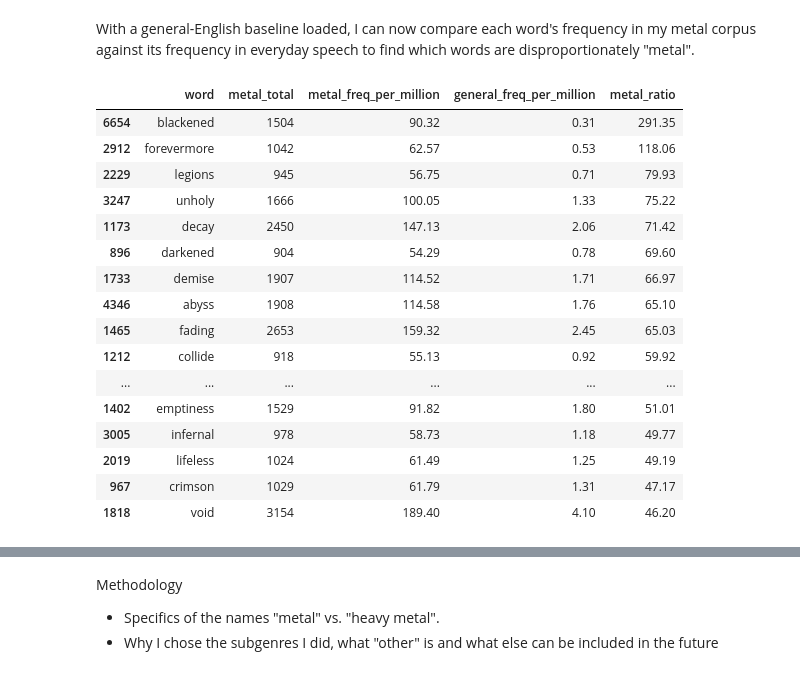
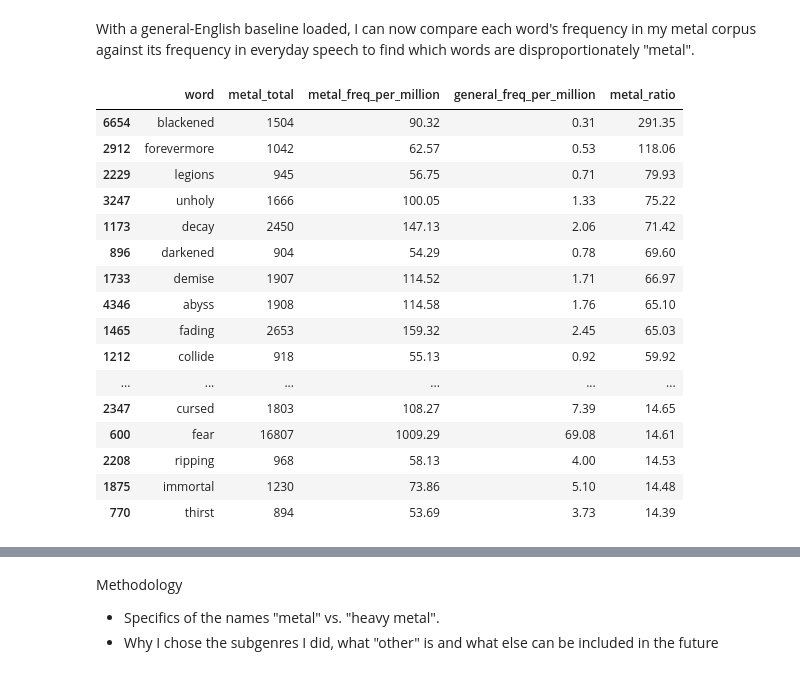
Before and after one commit to wanderson33245/The-Metal-Corpus, a Jupyter notebook: The Metal Corpus.ipynb, the cells around one changed output, grey strips where cells are left out. Drawn from its saved outputs; the diff is of its cells as text; code cells hidden in the pictures.

```diff
--- a/The Metal Corpus.ipynb
+++ b/The Metal Corpus.ipynb
@@ -718,7 +718,7 @@ subtlex.head()
 # %% [markdown]
 With a general-English baseline loaded, I can now compare each word's frequency in my metal corpus against its frequency in everyday speech to find which words are disproportionately "metal".
 # %%
-TOP_N = 20 # <- change this number and rerun the cell to see more/fewer words
+TOP_N = 200 # <- change this number and rerun the cell to see more/fewer words
 
 manual_remove_metal_words = {
     'og', 'och', 'av', 'ich', 'mot', 'det', 'na', 'var',
@@ -736,35 +736,35 @@ df_metal_vs_general = df_words.merge(subtlex, on='word', how='inner')
 df_metal_vs_general = df_metal_vs_general[df_metal_vs_general['general_freq_per_million'] > 0] # Just in case a word with a general frequency of 0 sneaks in
 df_metal_vs_general = df_metal_vs_general[df_metal_vs_general['metal_total'] >= 750]
 df_metal_vs_general = df_metal_vs_general[~df_metal_vs_general['word'].isin(manual_remove_metal_words)]
 
 df_metal_vs_general['metal_ratio'] = (
     df_metal_vs_general['metal_freq_per_million'] / (df_metal_vs_general['general_freq_per_million'])
 )
 
 df_metal_vs_general = df_metal_vs_general.sort_values('metal_ratio', ascending=False)
 df_metal_vs_general.head(TOP_N)[['word', 'metal_total', 'metal_freq_per_million', 'general_freq_per_million', 'metal_ratio']].style.map(
     lambda x: 'font-weight: bold',
     subset=['word', 'metal_ratio']
 ).format({
     'metal_freq_per_million': '{:.2f}',
     'general_freq_per_million': '{:.2f}',
     'metal_ratio': '{:.2f}',
 })
 # %% [output]
 |  | word | metal_total | metal_freq_per_million | general_freq_per_million | metal_ratio |
 | 6654 | blackened | 1504 | 90.32 | 0.31 | 291.35 |
 | 2912 | forevermore | 1042 | 62.57 | 0.53 | 118.06 |
 | 2229 | legions | 945 | 56.75 | 0.71 | 79.93 |
 | 3247 | unholy | 1666 | 100.05 | 1.33 | 75.22 |
 | 1173 | decay | 2450 | 147.13 | 2.06 | 71.42 |
 | 896 | darkened | 904 | 54.29 | 0.78 | 69.60 |
 | 1733 | demise | 1907 | 114.52 | 1.71 | 66.97 |
 | 4346 | abyss | 1908 | 114.58 | 1.76 | 65.10 |
 | 1465 | fading | 2653 | 159.32 | 2.45 | 65.03 |
 | 1212 | collide | 918 | 55.13 | 0.92 | 59.92 |
 | ... | ... | ... | ... | ... | ... |
-| 1402 | emptiness | 1529 | 91.82 | 1.80 | 51.01 |
-| 3005 | infernal | 978 | 58.73 | 1.18 | 49.77 |
-| 2019 | lifeless | 1024 | 61.49 | 1.25 | 49.19 |
-| 967 | crimson | 1029 | 61.79 | 1.31 | 47.17 |
-| 1818 | void | 3154 | 189.40 | 4.10 | 46.20 |
+| 2347 | cursed | 1803 | 108.27 | 7.39 | 14.65 |
+| 600 | fear | 16807 | 1009.29 | 69.08 | 14.61 |
+| 2208 | ripping | 968 | 58.13 | 4.00 | 14.53 |
+| 1875 | immortal | 1230 | 73.86 | 5.10 | 14.48 |
+| 770 | thirst | 894 | 53.69 | 3.73 | 14.39 |
```
Also changed, not shown: parts of 10 cells of this notebook.
